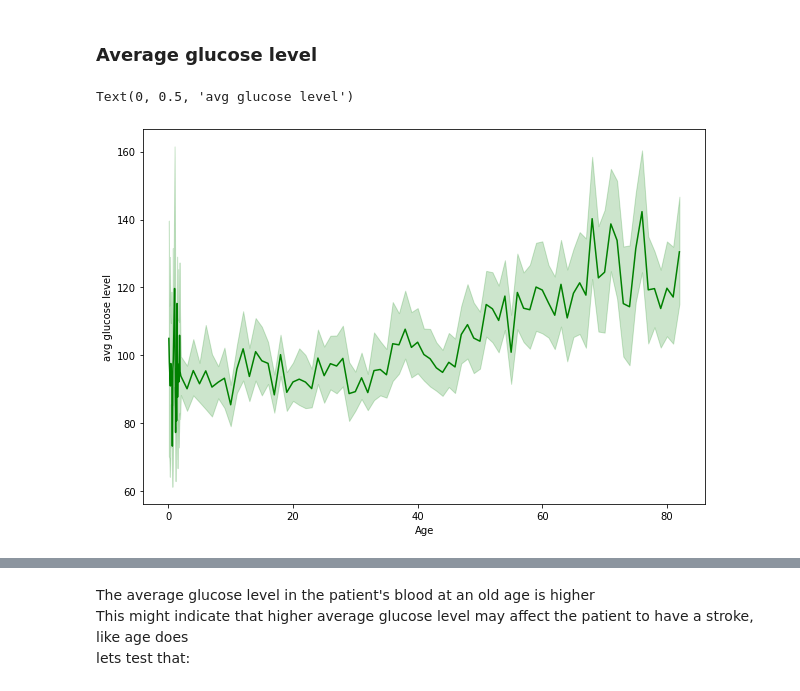
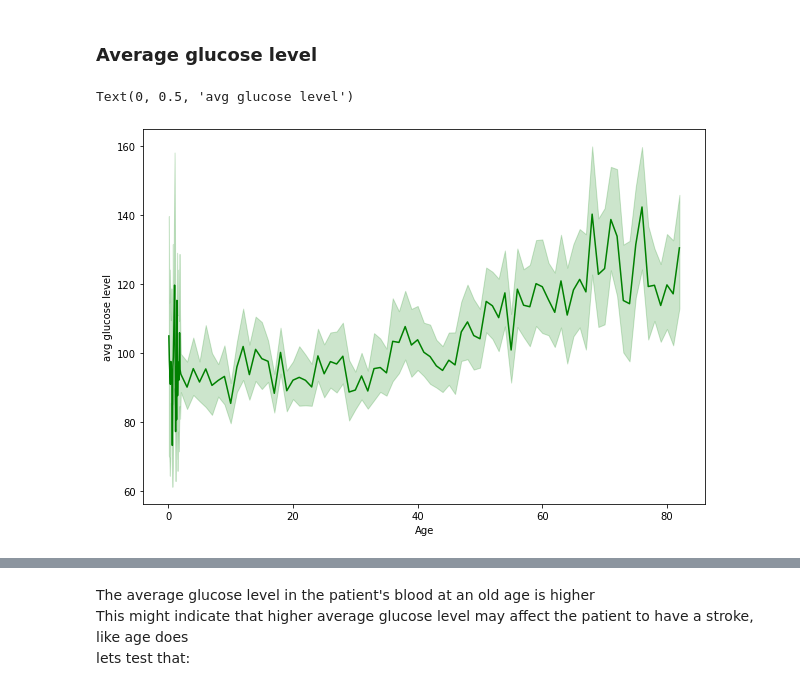
Before and after one commit to s4646/intro-to-data-science, a Jupyter notebook: Classification.ipynb, the cells around one changed output, grey strips where cells are left out. Drawn from its saved outputs; the diff is of its cells as text; code cells hidden in the pictures.

```diff
--- a/Classification.ipynb
+++ b/Classification.ipynb
@@ -271,9 +265,9 @@ for i in range(len(df)):
 # %%
 fig = plt.figure()
 axes = fig.add_axes([0,0,1.3,1.3])
-sns.lineplot(x=horizontal, y=vertical, color='green')
+sns.lineplot(x=df.age, y=df.avg_glucose_level, color='green')
 plt.xlabel('Age')
 plt.ylabel('avg glucose level')
 # %% [output]
 Text(0, 0.5, 'avg glucose level')
-[figure, old version]
+[figure, new version]
```
Also changed, not shown: parts of 32 cells of this notebook.
